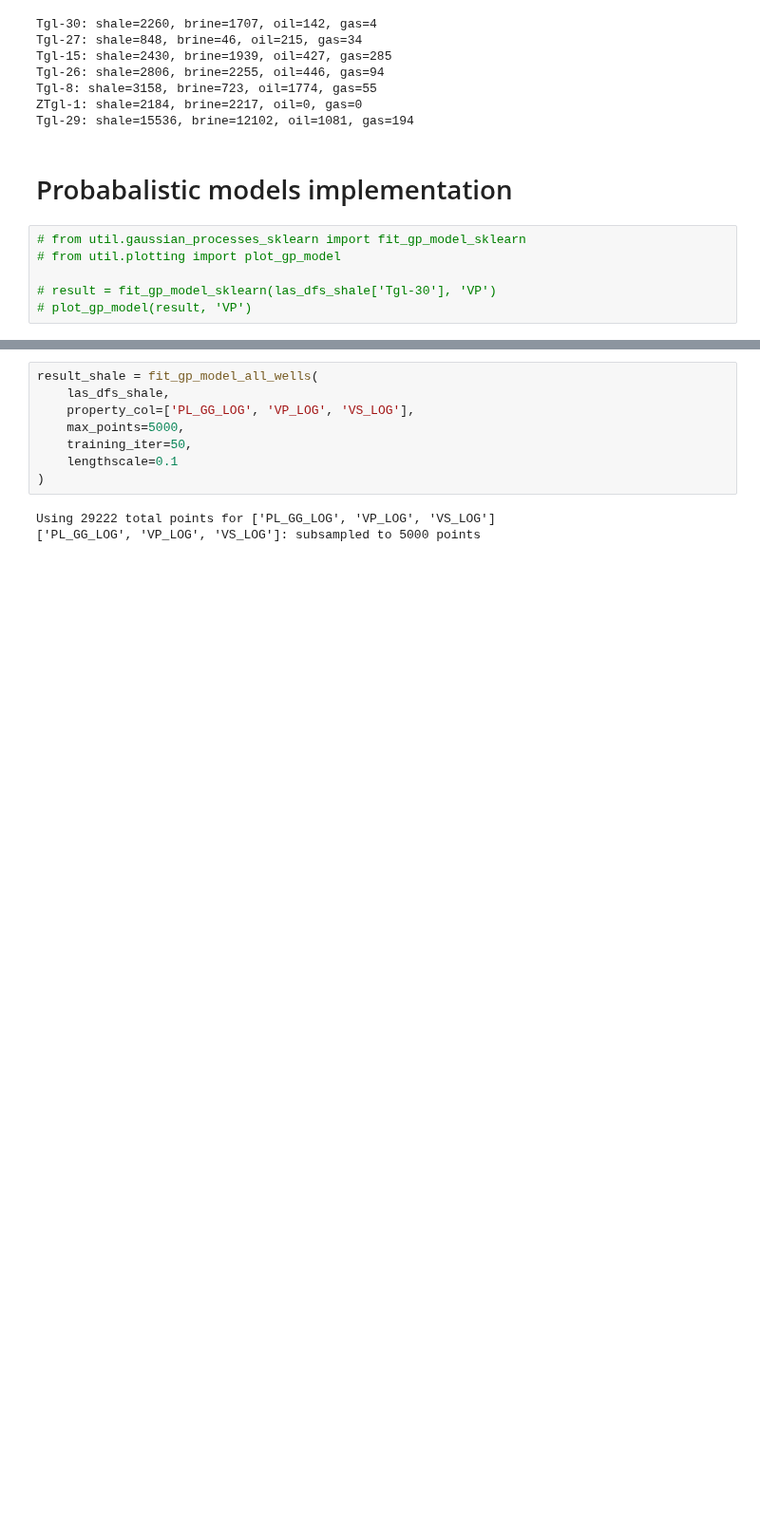
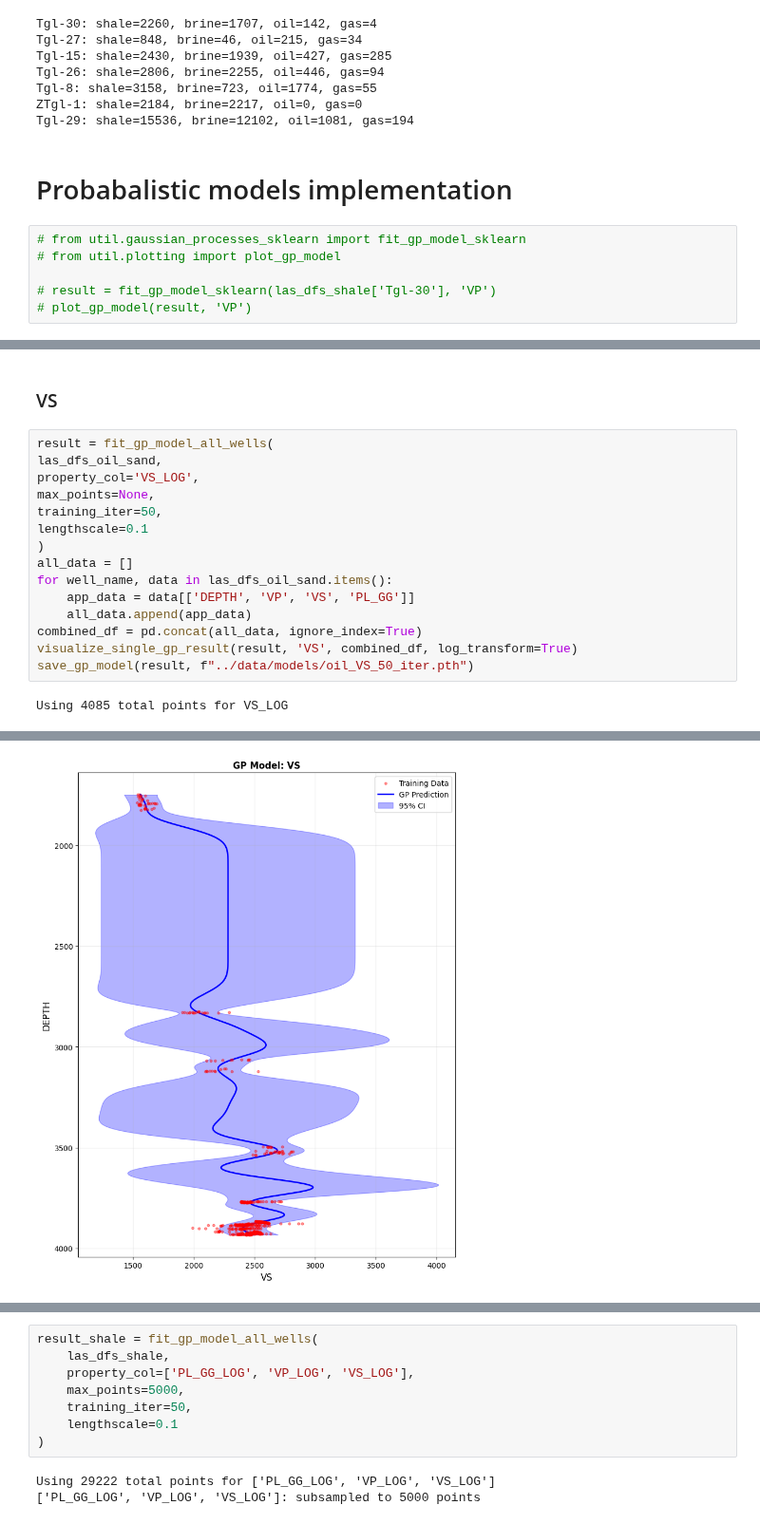
Before and after one commit to spaceswimmer/nnseismic, a Jupyter notebook: src/get-rockphysics-tagilsk.ipynb, the cells around one changed output, grey strips where cells are left out. Shown at 95% size. Cells and saved outputs as stored; diff of their text form; blank space fills up the shorter version.

```diff
--- a/src/get-rockphysics-tagilsk.ipynb
+++ b/src/get-rockphysics-tagilsk.ipynb
@@ -130,0 +205,19 @@ dict_keys(['Tgl-30', 'Tgl-27', 'Tgl-15', 'Tgl-26', 'Tgl-8', 'ZTgl-1', 'Tgl-29'])
+# %% [markdown]
+### VS
+# %%
+result = fit_gp_model_all_wells(
+las_dfs_oil_sand,
+property_col='VS_LOG',
+max_points=None,
+training_iter=50,
+lengthscale=0.1
+)
+all_data = []
+for well_name, data in las_dfs_oil_sand.items():
+    app_data = data[['DEPTH', 'VP', 'VS', 'PL_GG']]
+    all_data.append(app_data)
+combined_df = pd.concat(all_data, ignore_index=True)
+visualize_single_gp_result(result, 'VS', combined_df, log_transform=True)
+save_gp_model(result, f"../data/models/oil_VS_50_iter.pth")
+# %% [output]
+Using 4085 total points for VS_LOG
@@ -130,0 +228 @@ dict_keys(['Tgl-30', 'Tgl-27', 'Tgl-15', 'Tgl-26', 'Tgl-8', 'ZTgl-1', 'Tgl-29'])
+[figure, added]
```
Also changed, not shown: parts of 25 cells of this notebook, 9 other files.
